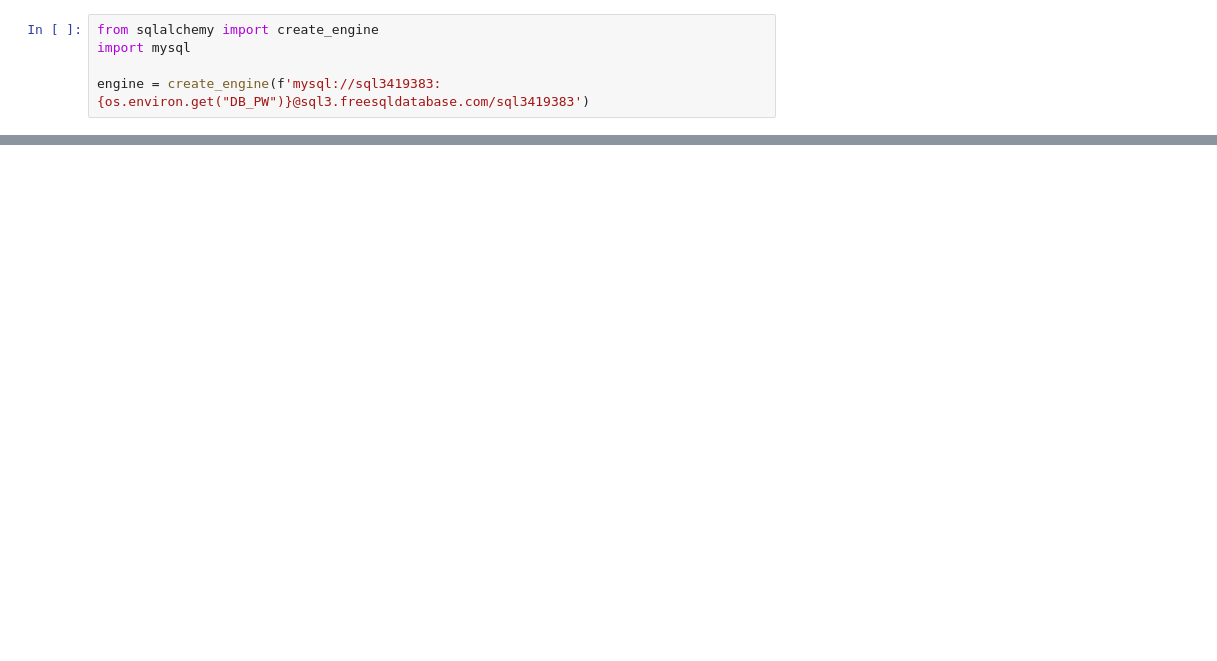
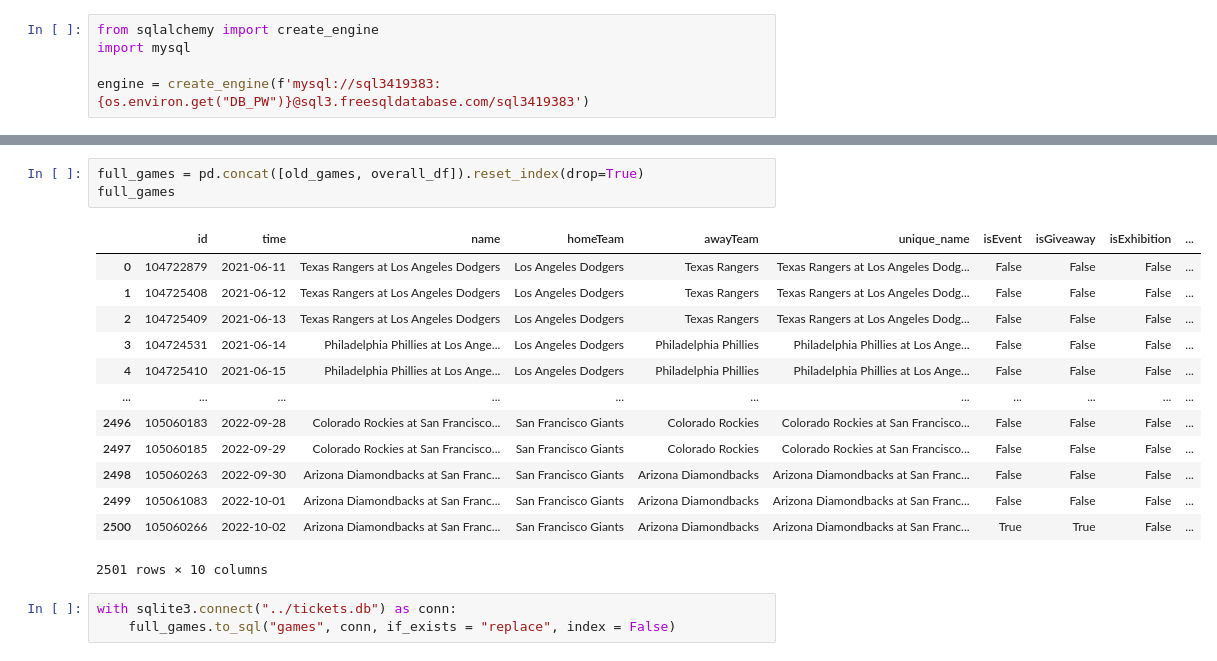
Before and after one commit to benbrill/Stubhub, a Jupyter notebook: notebooks/database.ipynb, the cells around one changed output, grey strips where cells are left out. Cells and saved outputs as stored; diff of their text form; blank space fills up the shorter version.

```diff
--- a/notebooks/database.ipynb
+++ b/notebooks/database.ipynb
@@ -320,0 +354,20 @@ OperationalError: (MySQLdb._exceptions.OperationalError) (1045, "Access denied f
+# %%
+full_games = pd.concat([old_games, overall_df]).reset_index(drop=True)
+full_games
+# %% [output]
+|  | id | time | name | homeTeam | awayTeam | unique_name | isEvent | isGiveaway | isExhibition | ... |
+| 0 | 104722879 | 2021-06-11 | Texas Rangers at Los Angeles Dodgers | Los Angeles Dodgers | Texas Rangers | Texas Rangers at Los Angeles Dodg... | False | False | False | ... |
+| 1 | 104725408 | 2021-06-12 | Texas Rangers at Los Angeles Dodgers | Los Angeles Dodgers | Texas Rangers | Texas Rangers at Los Angeles Dodg... | False | False | False | ... |
+| 2 | 104725409 | 2021-06-13 | Texas Rangers at Los Angeles Dodgers | Los Angeles Dodgers | Texas Rangers | Texas Rangers at Los Angeles Dodg... | False | False | False | ... |
+| 3 | 104724531 | 2021-06-14 | Philadelphia Phillies at Los Ange... | Los Angeles Dodgers | Philadelphia Phillies | Philadelphia Phillies at Los Ange... | False | False | False | ... |
+| 4 | 104725410 | 2021-06-15 | Philadelphia Phillies at Los Ange... | Los Angeles Dodgers | Philadelphia Phillies | Philadelphia Phillies at Los Ange... | False | False | False | ... |
+| ... | ... | ... | ... | ... | ... | ... | ... | ... | ... | ... |
+| 2496 | 105060183 | 2022-09-28 | Colorado Rockies at San Francisco... | San Francisco Giants | Colorado Rockies | Colorado Rockies at San Francisco... | False | False | False | ... |
+| 2497 | 105060185 | 2022-09-29 | Colorado Rockies at San Francisco... | San Francisco Giants | Colorado Rockies | Colorado Rockies at San Francisco... | False | False | False | ... |
+| 2498 | 105060263 | 2022-09-30 | Arizona Diamondbacks at San Franc... | San Francisco Giants | Arizona Diamondbacks | Arizona Diamondbacks at San Franc... | False | False | False | ... |
+| 2499 | 105061083 | 2022-10-01 | Arizona Diamondbacks at San Franc... | San Francisco Giants | Arizona Diamondbacks | Arizona Diamondbacks at San Franc... | False | False | False | ... |
+| 2500 | 105060266 | 2022-10-02 | Arizona Diamondbacks at San Franc... | San Francisco Giants | Arizona Diamondbacks | Arizona Diamondbacks at San Franc... | True | True | False | ... |
+2501 rows × 10 columns
+# %%
+with sqlite3.connect("../tickets.db") as conn:
+    full_games.to_sql("games", conn, if_exists = "replace", index = False)
```
Also changed, not shown: parts of 10 cells of this notebook, 1 other file.
